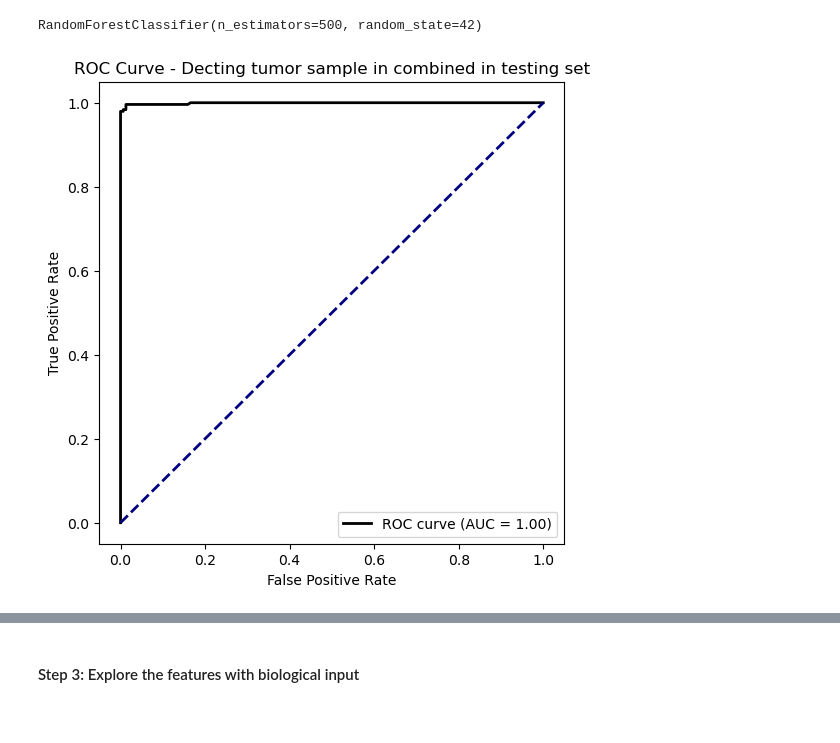
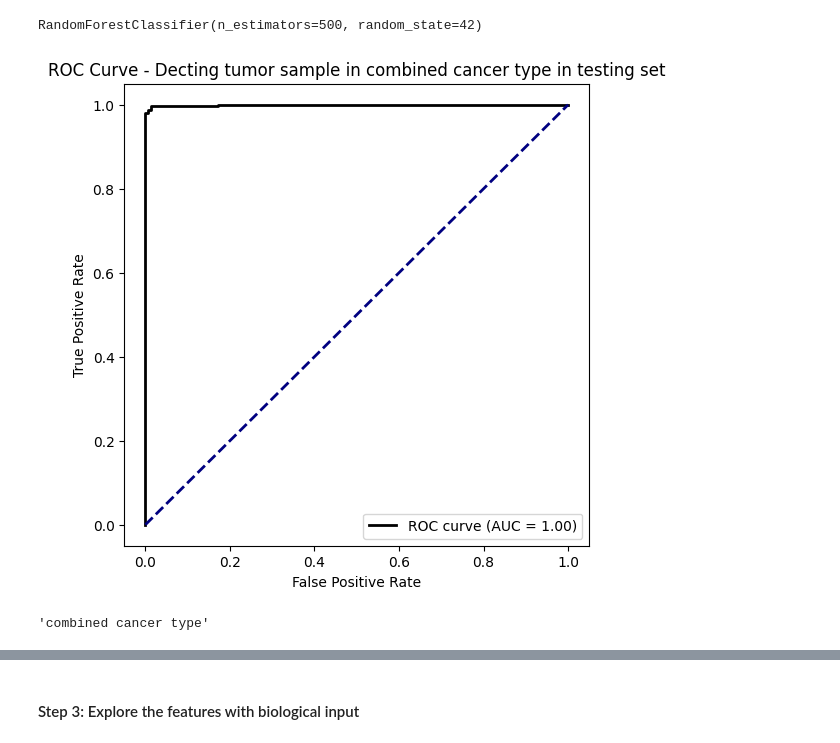
Before and after one commit to wendy27zhang/MultiOmics_cancer_landscape, a Jupyter notebook: notebooks/analysis_combined.ipynb, the cells around one changed output, grey strips where cells are left out. Saved outputs shown, nothing was run; the diff lists cells and outputs as text; code cells hidden in the pictures; blank space fills up the shorter version.

```diff
--- a/notebooks/analysis_combined.ipynb
+++ b/notebooks/analysis_combined.ipynb
@@ -181,14 +205,14 @@ merged_adata.var
 ### Main ML workflow
 
 # Load data
-#object_file = f"../../MultiOmics_cancer_landscape_data/{cancer_type}/Object/{cancer_type}_{omic_type}.h5ad"
-#adata = ad.read_h5ad(object_file)
-adata = merged_adata.copy()
+object_file = f"../../MultiOmics_cancer_landscape_data/combined_cancer_types.h5ad"
+adata = ad.read_h5ad(object_file)
 
 X = adata.X
 y_ori = adata.obs["SampleType"].values
 #samples = adata.obs["Sample"].values  # sample names or IDs
-samples_type = adata.obs["SampleType"].values
+sample_types = adata.obs["SampleType"].values
+cancer_types = adata.obs["CancerType"].values
 samples = adata.obs.index
 
 # Encode labels
@@ -220,32 +244,36 @@ rf
 # %% [output]
 RandomForestClassifier(n_estimators=500, random_state=42)
 # %%
-cancer_type = "combined"
+cancer_type = "combined cancer type"
 
 ### Prediction
 y_proba = rf.predict_proba(X_test)[:, 1]  # Probability of class 1 (Tumor)
 
 # Compute ROC curve
 fpr, tpr, thresholds = roc_curve(y_test, y_proba)
 
 # Compute AUC
 roc_auc = auc(fpr, tpr)
 
 plt.figure(figsize=(6,6))
 plt.plot(fpr, tpr, color = "black", lw=2, label=f"ROC curve (AUC = {roc_auc:.2f})")
 plt.plot([0,1], [0,1], color = "navy", lw=2, linestyle= "--")
 plt.xlabel("False Positive Rate")
 plt.ylabel("True Positive Rate")
 plt.title(f"ROC Curve - Decting tumor sample in {cancer_type} in testing set")
 plt.legend(loc="lower right")
 
 # Save to PDF
 pdf_file = f"../results/figures/{cancer_type}_{omic_type}_ROC_in_testing_set.pdf"
 plt.savefig(pdf_file, format="pdf", bbox_inches="tight")
 
 plt.show()
 # %% [output]
-[figure, old version]
+[figure, new version]
+# %%
+cancer_type
+# %% [output]
+'combined cancer type'
 # %%
 
 ### Create performance DataFrame with Sample info and visualize the proba in testing set
```
Also changed, not shown: parts of 20 cells of this notebook, 4 other files.
